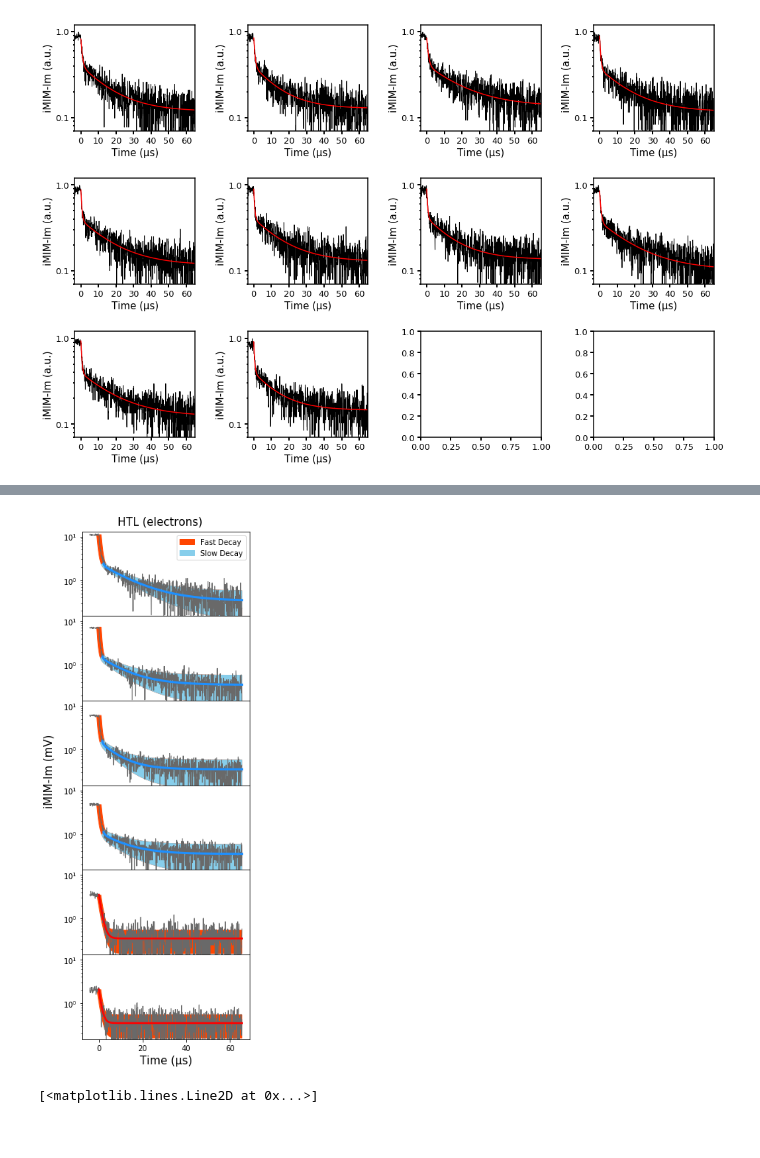
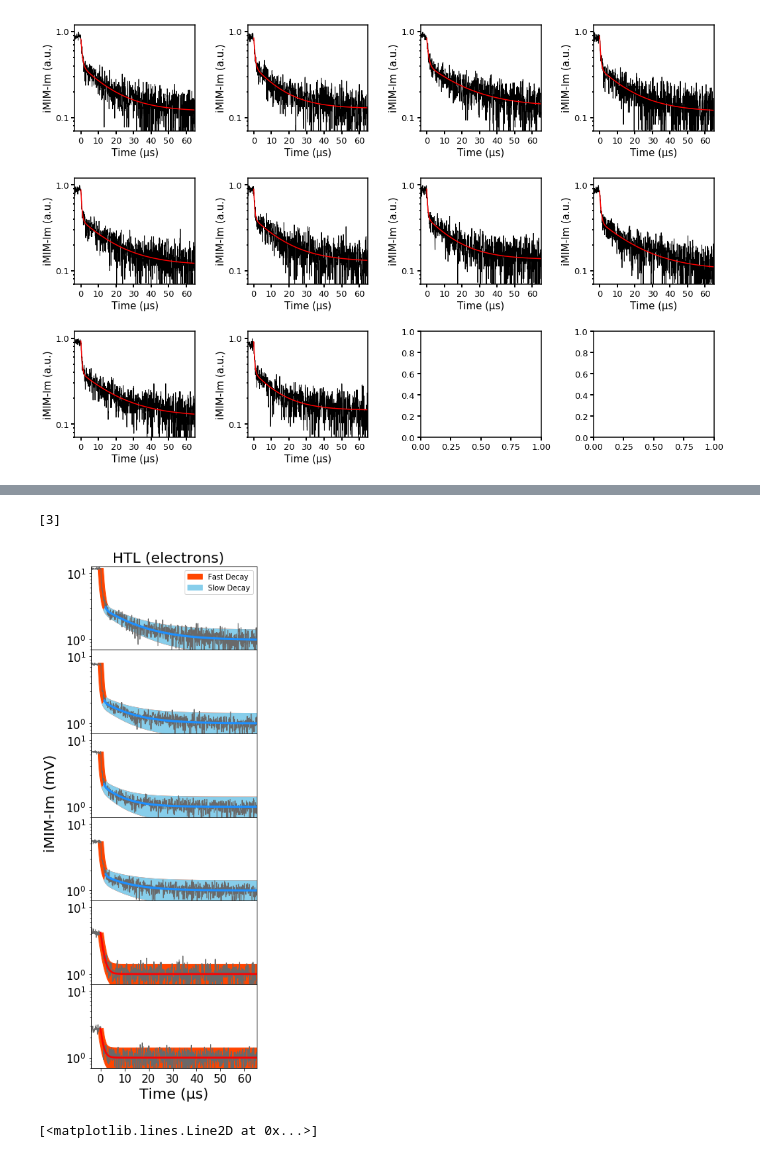
Before and after one commit to xuejianma/LabTools, a Jupyter notebook: lifeTimeProcesses.ipynb, the cells around one changed output, grey strips where cells are left out. Drawn from its saved outputs; the diff is of its cells as text; code cells hidden in the pictures.

```diff
--- a/lifeTimeProcesses.ipynb
+++ b/lifeTimeProcesses.ipynb
@@ -5,6 +5,7 @@ import numpy as np
 import matplotlib.pyplot as plt
 import matplotlib.ticker as mticker
 from matplotlib.ticker import StrMethodFormatter, NullFormatter
+from matplotlib.ticker import MaxNLocator
 from scipy.optimize import curve_fit
 import pandas as pd
 from scipy.signal import lfilter
@@ -196,6 +197,8 @@ def equidistant(x,y, d, max_l = 1,ratio_figsize=1.):
     '''
     x_pol = np.array(x).copy()
     y_pol = np.array(y).copy()
+    xrange = len(x_pol)
+    yrange = len(y_pol)
     ratio = xrange/yrange
     y_pol *= ratio*ratio_figsize
     x_m = [] # Mid points
@@ -562,16 +588,22 @@ No handles with labels found to put in legend.
+# %%
+aaa = [1,2,3]
+aaa[2:]
+# %% [output]
+[3]
 # %%
+small_or_big = 'big'
+
 fig,axs = plt.subplots(len(HTL_buffer['x']),1,figsize=(3,10))
 fig.tight_layout(pad=-2.1)
 # fig.legend()
-fig.suptitle('HTL (electrons)',fontsize=15)
+fig.suptitle('HTL (electrons)',fontsize=20)
 # fig.ylabel('')
 fig.subplots_adjust(top=0.95)
 # fig.xlabel("$P_c$ (mW/cm²)")
 # fig.ylabel('iMIM-Im (mV)')
 # for ind in range(len(HTL_buffer['x'])-1,0-1,-1):
-plt.xlabel('Time (µs)',fontsize=15)
+plt.xlabel('Time (µs)',fontsize=20)
 fig=axs[0].figure
-fig.text(-0.2,0.5, 'iMIM-Im (mV)', ha="center", va="center", rotation=90,fontsize=15)
 
 range_list = [1,1,1,1,1,1,]
 
@@ -579,45 +611,81 @@ for ind in range(len(HTL_buffer['x'])):
     ax = axs[ind]
     ind2 = len(HTL_buffer['x'])-ind-1
     x,y,fitx,fity,y0,threshy = HTL_buffer['x'][ind2],HTL_buffer['y'][ind2],HTL_buffer['fitx'][ind2],HTL_buffer['fity'][ind2],HTL_buffer['popt'][ind2][-1],HTL_buffer['threshy'][ind2]
-    miny = min(fity)-0.35#0.25
+    miny = min(fity)-1#0.35#0.25
     y = y-miny
     fity=fity-miny
+
+    if small_or_big == 'big':
+        xlim = (-4,65)
+        ax.set_xlim(*xlim)
+        if ind == 0:
+            fig.text(-0.25,0.5, 'iMIM-Im (mV)', ha="center", va="center", rotation=90,fontsize=20)
+        ax.set_yscale('log')
+        width_fast=1.1
+        width_slow=1.1
+        ratio_figsize=2.75#0.75
+        linewidth = 1
+        ylim = (range_list[ind2]*7e-1,12.5)
+        for item in ax.xaxis.get_major_ticks()+ax.yaxis.get_major_ticks():
+            item.label.set_fontsize(15)
+    elif small_or_big == 'small':
+        fig.tight_layout()
+        xlim = (-1,10)
+        ylim = (range_list[ind2]*7e-2,max(y)+0.05*(max(y)-min(y)))
+        ax.set_xlim(*xlim)
+        ax.get_xaxis().set_visible(True)
+        ax.get_yaxis().set_visible(True)
+        for item in ax.xaxis.get_major_ticks()+ax.yaxis.get_major_ticks():
+            item.label.set_fontsize(18)
+        fig.suptitle('')
+        plt.xlabel('')
+        width_fast=0.25
+        width_slow=0.25
+        ratio_figsize=0.75/(60/(max(xlim)-min(xlim)))/(max(ylim)-min(ylim))*7
+        linewidth = 3
+        fig.tight_layout(pad=5)
+        fig.set_size_inches((6,20))
+        ylim = (range_list[ind2]*7e-1,12.5)
+
+    else:
+        raise ValueError('small_or_big has to be either "small" or "big"')
 #     y = data_avefilter(y,num=2)
 #     y = data_avefilter(y,num=2)
 #     y = data_lfilter(y)
 #     ax.scatter(x,y,marker='o',s=7,c='black')
 
-    ax.plot(x,y,c='dimgray',linewidth=1,)#markersize=3)
+    ax.plot(x,y,c='dimgray',linewidth=linewidth,)#markersize=3)
 #     ax.plot(fitx,fity,c='red',linewidth=2.5)
 
-    ax.set_yscale('log')
+#     ax.set_yscale('log')
     if ind2>=2:
         threshy = threshy-miny
         xslow=[]
         yslow=[]
         for j,ypos in enumerate(fity):
             if ypos<threshy:
                 xslow.append(fitx[j])
                 yslow.append(fity[j])
         ax.plot(xslow,yslow,c='dodgerblue',linewidth=3)
-        plot_equidistant(fitx,fity,width=1.,ratio_figsize=0.75,ax=ax,color='orangered',zorder=-5,label='Fast Decay')
-        plot_equidistant(xslow,yslow,width=1,ratio_figsize=0.75,ax=ax,color='skyblue',zorder=-5,label='Slow Decay')
+        plot_equidistant(fitx,fity,width=width_fast,ratio_figsize=ratio_figsize,ax=ax,color='orangered',zorder=-5,label='Fast Decay')
+        plot_equidistant(xslow,yslow,width=width_slow,ratio_figsize=ratio_figsize,ax=ax,color='skyblue',zorder=-5,label='Slow Decay')
         if ind==0:
             ax.legend()
 #         plotTwoColors(fitx,fity,'skyblue','pink',threshy,linewidth=30,ax=ax)
     else:
 #         ax.plot(xfast,yfast,color='red',linewidth=3)
         ax.plot(fitx,fity,c='red',linewidth=2.5)
-        plot_equidistant(fitx,fity,width=0.85,ratio_figsize=0.75,ax=ax,color='orangered',zorder=-5)
+        plot_equidistant(fitx,fity,width=width_slow,ratio_figsize=ratio_figsize,ax=ax,color='orangered',zorder=-5)
         None
 #     rg = max(y)-min(y)
-    ax.set_ylim(range_list[ind2]*1.5e-1,13)
+    ax.set_ylim(*ylim)
 
-    if ind != len(HTL_buffer['x'])-1:
+    if ind != len(HTL_buffer['x'])-1 and small_or_big == 'big':
         ax.get_xaxis().set_visible(False)
 #     ax.spines["right"].set_visible(False)
+plt.savefig('./imgs/htl.png',bbox_inches='tight',dpi=300)
 # %% [output]
-[figure, old version]
+[figure, new version]
 # %%
 x,y = HTL_buffer['fitx'][-1],HTL_buffer['fity'][-1]
 x = x.astype(np.float64)
```
Also changed, not shown: parts of 5 cells of this notebook, 8 other files.
